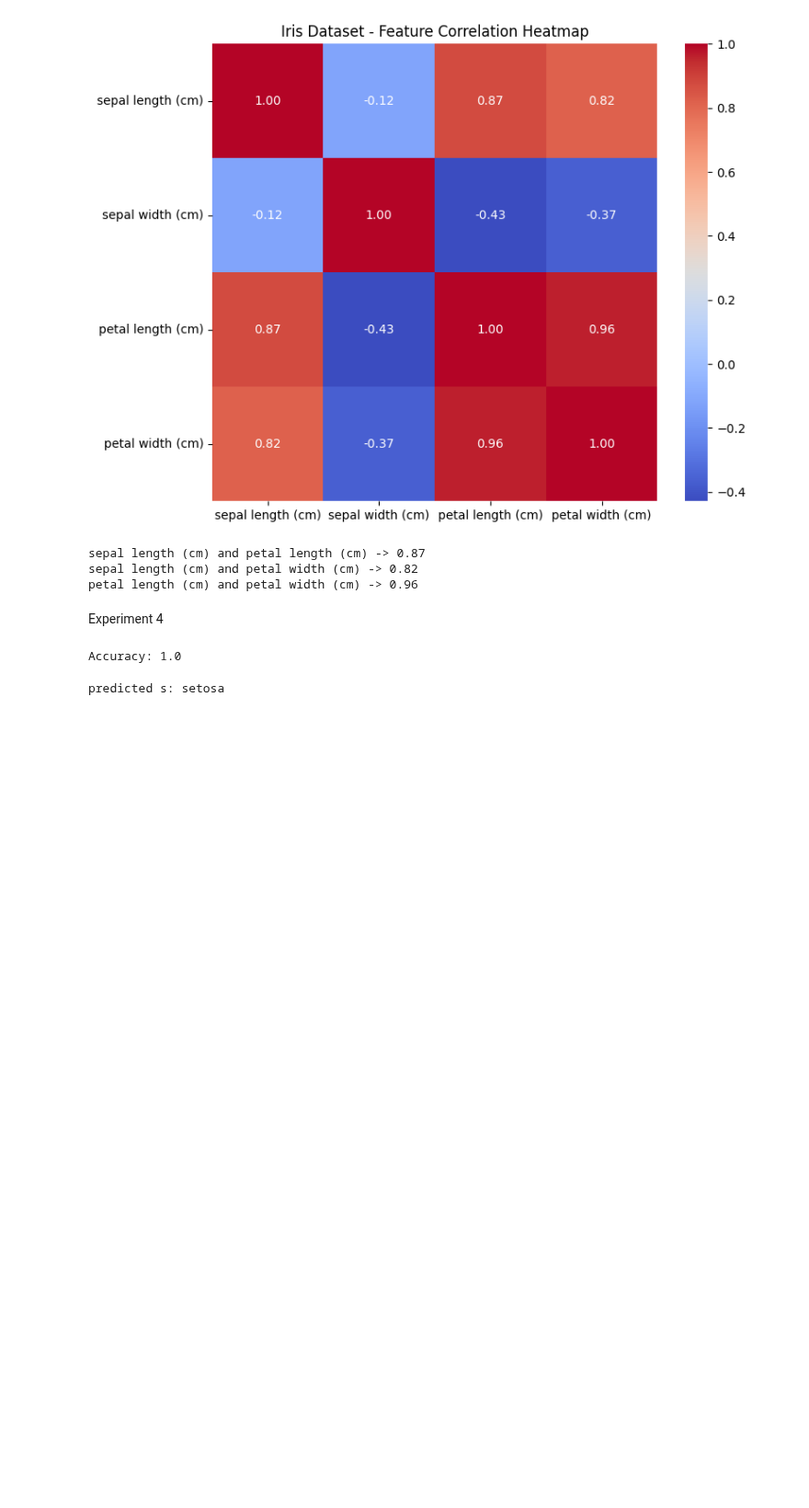
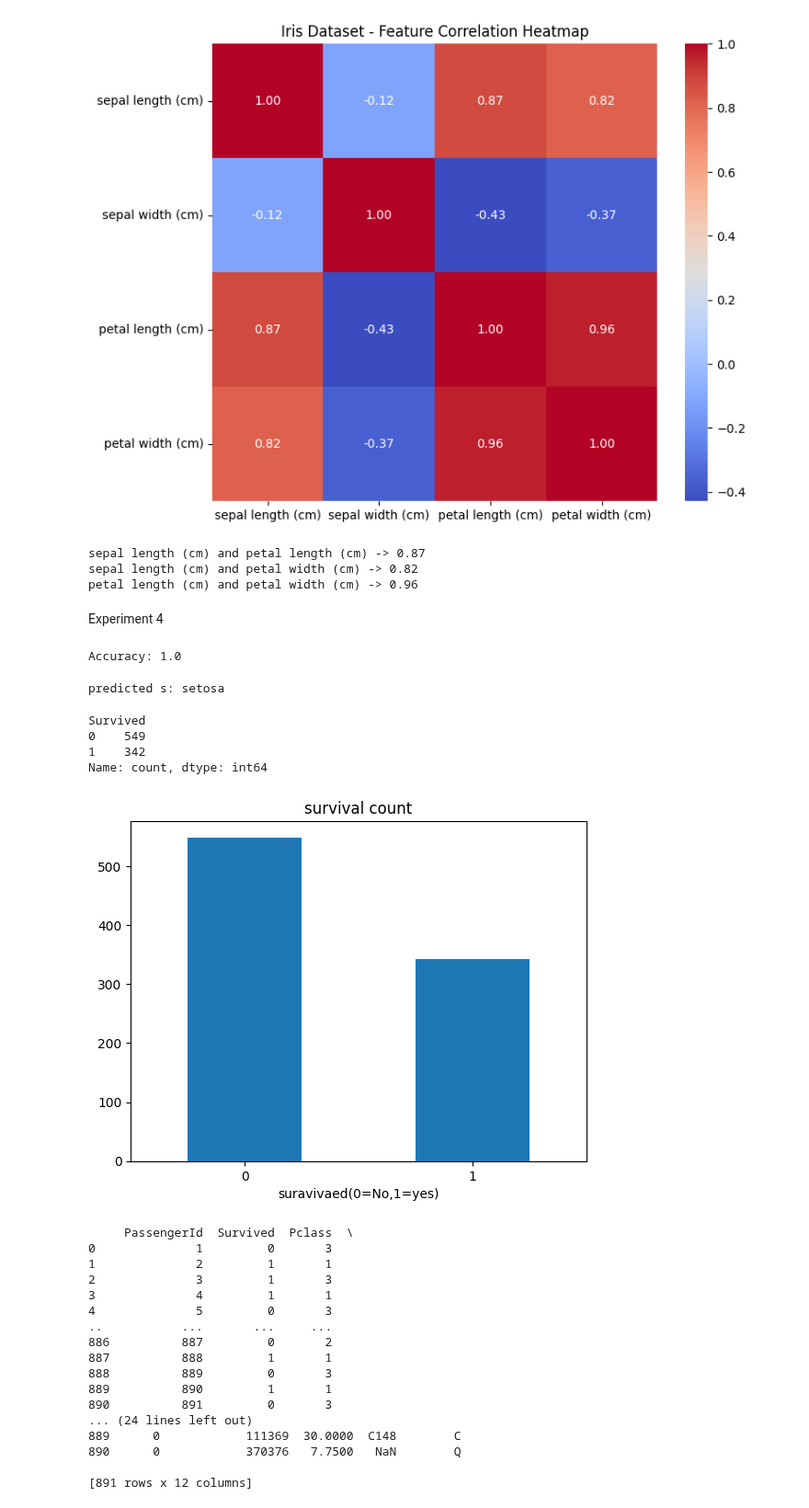
Before and after one commit to Gouri-Nandana11/MCA, a Jupyter notebook: Datascience.ipynb, the cells around one changed output. Shown at 92% size. Saved outputs shown, nothing was run; the diff lists cells and outputs as text; code cells hidden in the pictures; blank space fills up the shorter version.

```diff
--- a/Datascience.ipynb
+++ b/Datascience.ipynb
@@ -1055,3 +1055,38 @@ prediction=knn.predict(sample)
 print("predicted s:",iris.target_names[prediction[0]])
 # %% [output]
 predicted s: setosa
+# %%
+import pandas as pd
+import matplotlib.pyplot as plt
+df=pd.read_csv("/content/Titanic_Train.csv")
+survival_counts=df["Survived"].value_counts()
+print(survival_counts)
+survival_counts.plot(kind="bar")
+plt.title("survival count")
+plt.xlabel("suravivaed(0=No,1=yes)")
+plt.xticks(rotation=0)
+plt.show()
+print(df)
+# %% [output]
+Survived
+0    549
+1    342
+Name: count, dtype: int64
+[figure, added]
+     PassengerId  Survived  Pclass  \
+0              1         0       3
+1              2         1       1
+2              3         1       3
+3              4         1       1
+4              5         0       3
+..           ...       ...     ...
+886          887         0       2
+887          888         1       1
+888          889         0       3
+889          890         1       1
+890          891         0       3
+... (24 lines left out)
+889      0            111369  30.0000  C148        C
+890      0            370376   7.7500   NaN        Q
+
+[891 rows x 12 columns]
```
Also changed, not shown: parts of 10 cells of this notebook.
